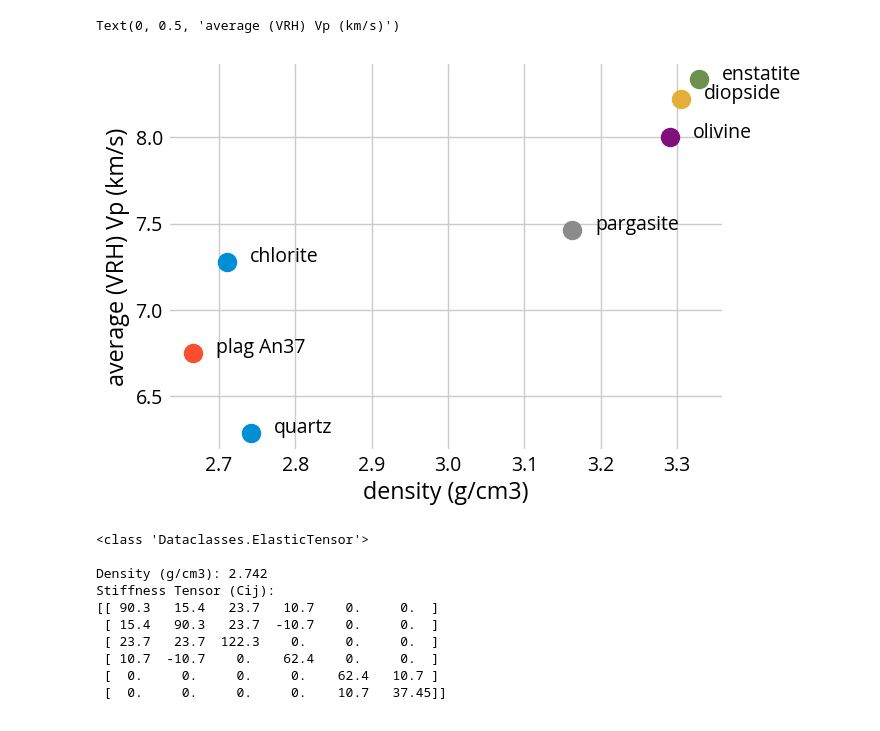
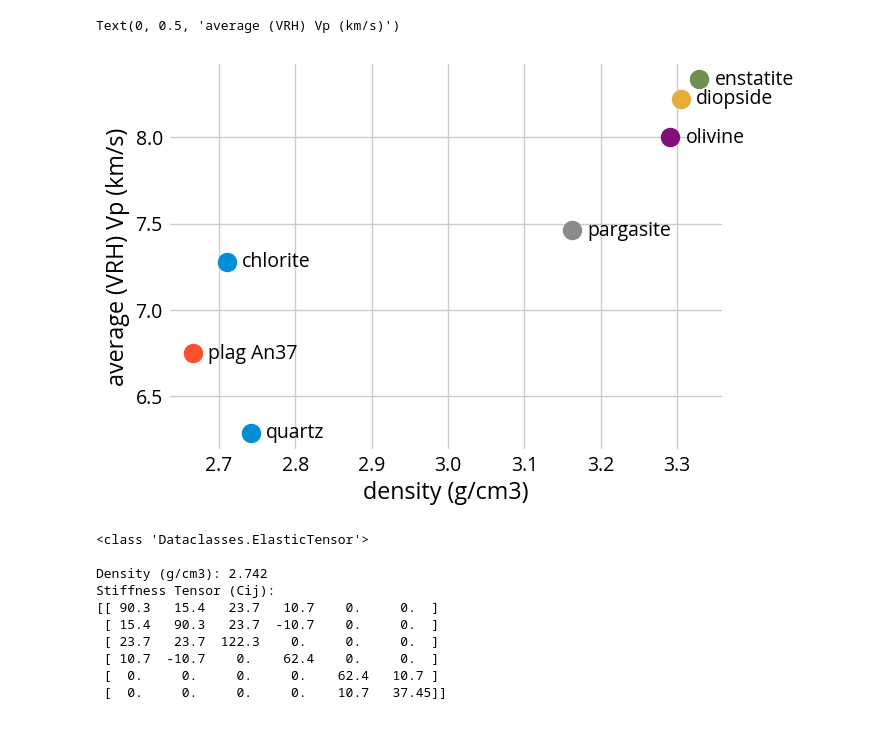
Before and after one commit to marcoalopez/PyRockWave, a Jupyter notebook: src/example_ElasticTensor.ipynb, the cells around one changed output. Saved outputs shown, nothing was run; the diff lists cells and outputs as text; code cells hidden in the pictures.

```diff
--- a/src/example_ElasticTensor.ipynb
+++ b/src/example_ElasticTensor.ipynb
@@ -217,17 +285,17 @@ min_list = [quartz, plag_an37, diopside, enstatite, pargasite, olivine, chlorite
 # %%
 mineral = ['quartz', 'plag An37', 'diopside', 'enstatite', 'pargasite', 'olivine', 'chlorite']
 
 fig, ax = plt.subplots()
 
 for index, item in enumerate(min_list):
     ax.plot(item.density, item.isotropic_avg_vp, 'o', markersize=13, label=mineral[index])
-    ax.annotate(mineral[index], xy=(item.density, item.isotropic_avg_vp), xytext=(item.density + 0.03, item.isotropic_avg_vp))
+    ax.annotate(mineral[index], xy=(item.density, item.isotropic_avg_vp), xytext=(item.density + 0.02, item.isotropic_avg_vp - 0.03))
 
 ax.set_xlabel('density (g/cm3)')
 ax.set_ylabel('average (VRH) Vp (km/s)')
 # %% [output]
 Text(0, 0.5, 'average (VRH) Vp (km/s)')
-[figure, old version]
+[figure, new version]
 # %%
 quartz
 # %% [output]
```
Also changed, not shown: parts of 3 cells of this notebook, 2 other files.
